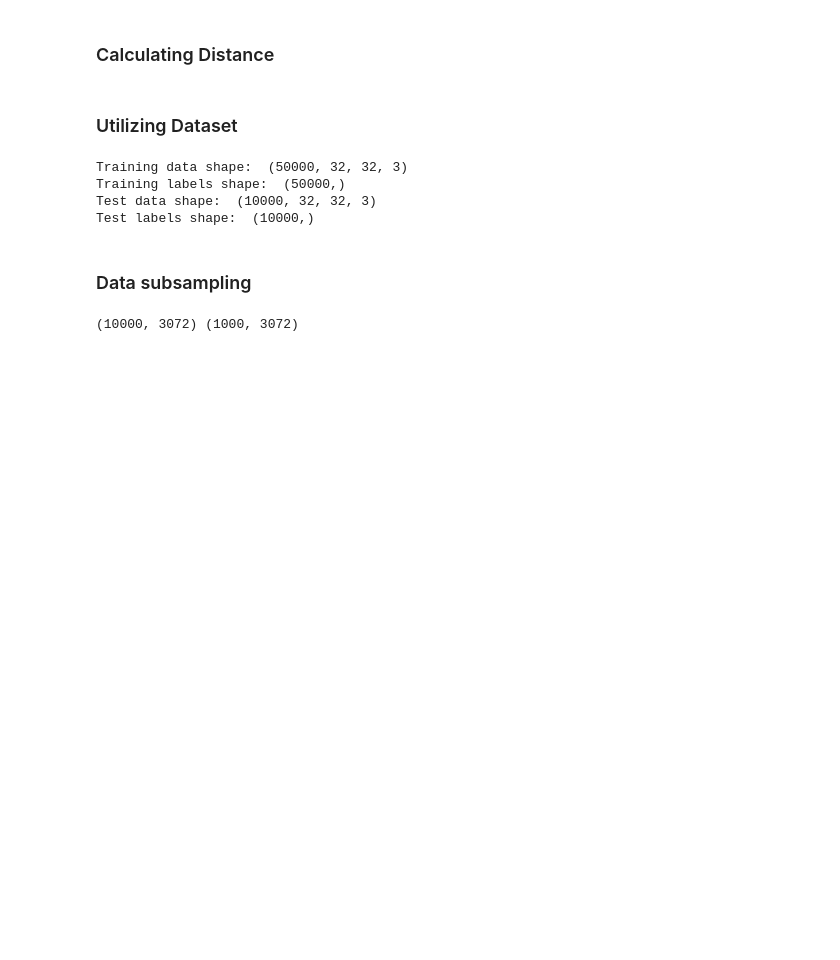
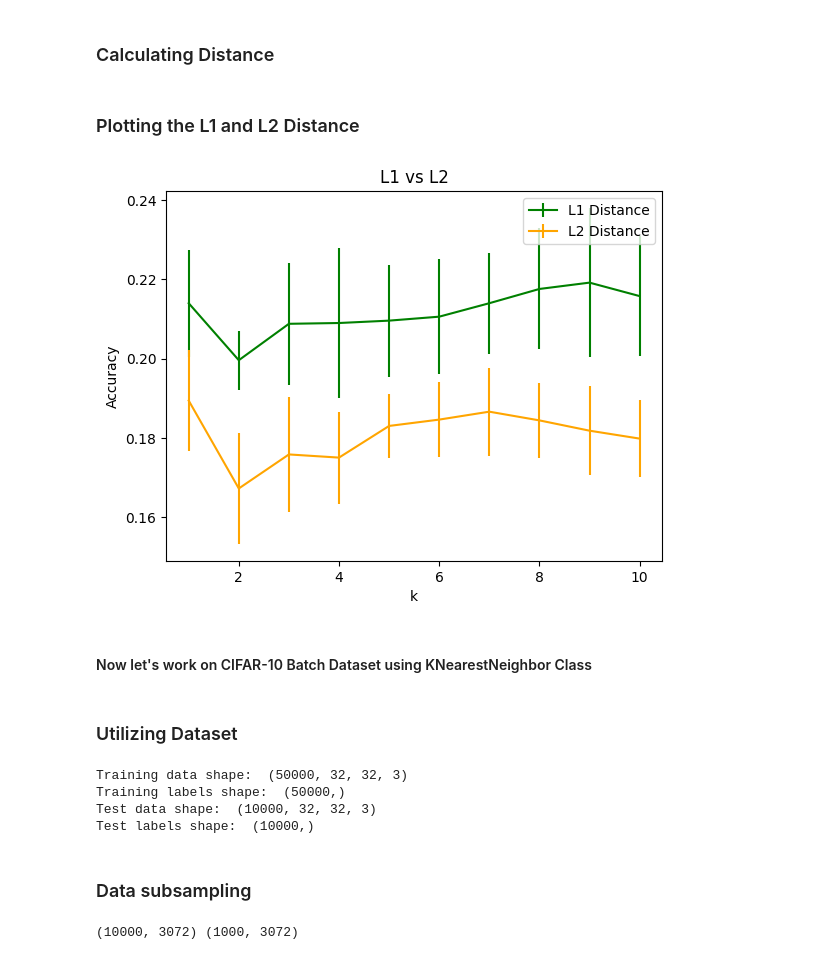
Before and after one commit to akashasmaul/Image-Classification-on-CIFAR-10-Dataset-Using-KNN, a Jupyter notebook: KNN.ipynb, the cells around one changed output. Cells and saved outputs as stored; diff of their text form; code cells hidden in the pictures; blank space fills up the shorter version.

```diff
--- a/KNN.ipynb
+++ b/KNN.ipynb
@@ -63,3 +146,17 @@ f4 = TRAIN_DATA[4000:5000]
+# %% [markdown]
+### Plotting the L1 and L2 Distance
+# %%
+plt.errorbar(range(1, k_max+1), mean_accuracies_l1, yerr=std_accuracies_l1, label="L1 Distance",color="green")
+plt.errorbar(range(1, k_max+1), mean_accuracies_l2, yerr=std_accuracies_l2, label="L2 Distance",color="orange")
+plt.xlabel("k")
+plt.ylabel("Accuracy")
+plt.title("L1 vs L2")
+plt.legend()
+plt.show()
+# %% [output]
+[figure, added]
+# %% [markdown]
+#### Now let's work on CIFAR-10  Batch Dataset using KNearestNeighbor Class
 # %%
 class KNearestNeighbor(object):
     def __init__(self):
```
Also changed, not shown: parts of 4 cells of this notebook.
